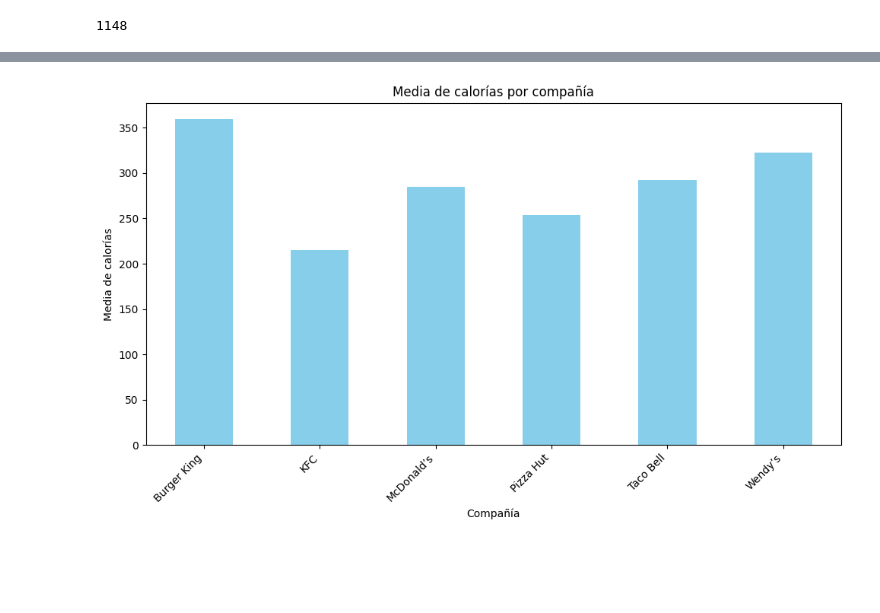
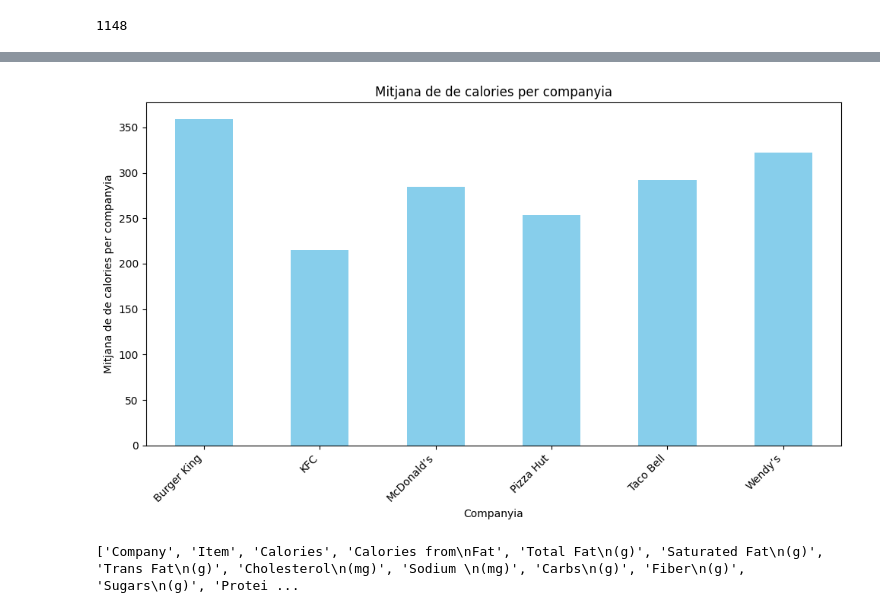
Before and after one commit to AbdelazizKafi/M14_AbdelazizKafi, a Jupyter notebook: Activitat9-AbdelazizKafi.ipynb, the cells around one changed output, grey strips where cells are left out. Cells and saved outputs as stored; diff of their text form; code cells hidden in the pictures; blank space fills up the shorter version.

```diff
--- a/Activitat9-AbdelazizKafi.ipynb
+++ b/Activitat9-AbdelazizKafi.ipynb
@@ -49,14 +60,23 @@ df['Calories'] = pd.to_numeric(df['Calories'], errors='coerce')
 df = df.dropna(subset=['Calories'])
 # %%
-media_calorias_por_compania = df.groupby('Company')['Calories'].mean()
+# Amb mean faig una funció per calcular la mitjana de calories de cada Companyia. Li donare el not mitjana_calories.
+mitjana_calories = df.groupby('Company')['Calories'].mean()
 # %%
+# Utilitzo la funció creada anteriorment per crear un gràfic de barres de color blau i amb tamany 10x6.
+# Les funcions anterior per pasar els valors a números i borrar els que estan buits son vitals per a poder crear aquest gràfic.
 plt.figure(figsize=(10, 6))
-media_calorias_por_compania.plot(kind='bar', color='skyblue')
-plt.title('Media de calorías por compañía')
-plt.xlabel('Compañía')
-plt.ylabel('Media de calorías')
+mitjana_calories.plot(kind='bar', color='skyblue')
+plt.title('Mitjana de de calories per companyia')
+plt.xlabel('Companyia')
+plt.ylabel('Mitjana de de calories per companyia')
 plt.xticks(rotation=45, ha='right')
 plt.tight_layout()
 plt.show()
 # %% [output]
-[figure, old version]
+[figure, new version]
+# %%
+# Mostro el nom de les columnes per poder treballar sense errors. Pandas no permet utilitzar espais al fer gràfics.
+# Tinc que treballar utilitzant els noms que es mostren abaix.
+print(df.columns.tolist())
+# %% [output]
+['Company', 'Item', 'Calories', 'Calories from\nFat', 'Total Fat\n(g)', 'Saturated Fat\n(g)', 'Trans Fat\n(g)', 'Cholesterol\n(mg)', 'Sodium \n(mg)', 'Carbs\n(g)', 'Fiber\n(g)', 'Sugars\n(g)', 'Protei ...
```
Also changed, not shown: parts of 9 cells of this notebook.
